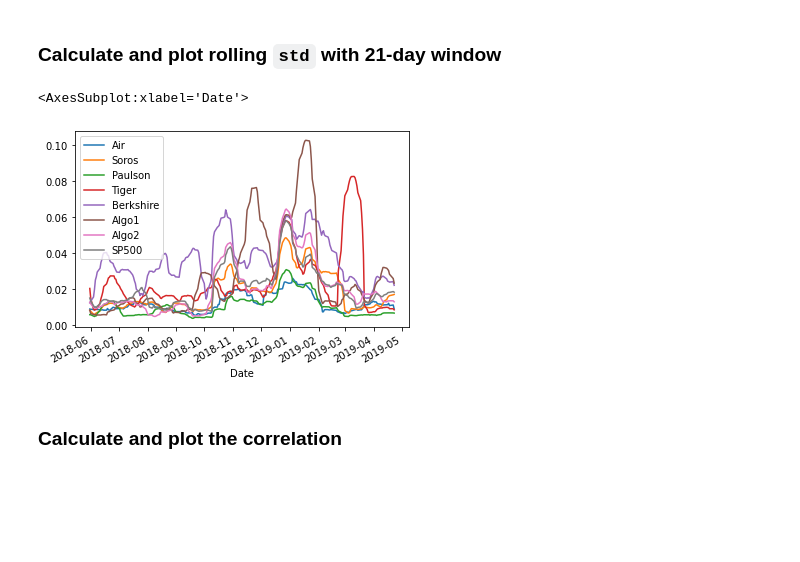
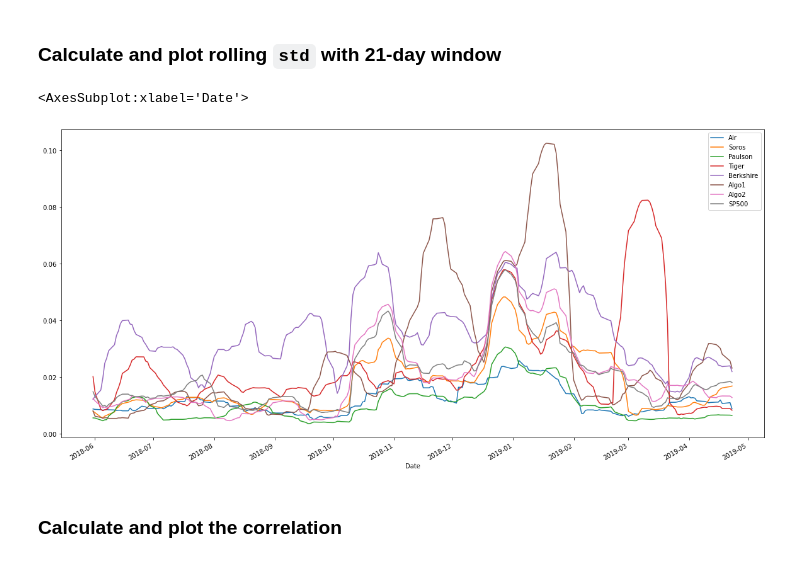
Before and after one commit to themichaelfoley/pandas-homework, a Jupyter notebook: Starter_Code/whale_analysis.ipynb, the cells around one changed output. Cells and saved outputs as stored; diff of their text form; code cells hidden in the pictures; blank space fills up the shorter version.

```diff
--- a/Starter_Code/whale_analysis.ipynb
+++ b/Starter_Code/whale_analysis.ipynb
@@ -576,11 +576,11 @@ dtype: float64
 # %%
 # Calculate rolling standard deviation
 combined_rolling21= combined_portfolios.rolling(window=21).std()
 # Plot rolling standard deviation
-combined_rolling21.plot()
+combined_rolling21.plot(figsize=(20,10))
 # %% [output]
 <AxesSubplot:xlabel='Date'>
-[figure, old version]
+[figure, new version]
 # %% [markdown]
 ### Calculate and plot the correlation
 # %%
```
Also changed, not shown: parts of 5 cells of this notebook.
